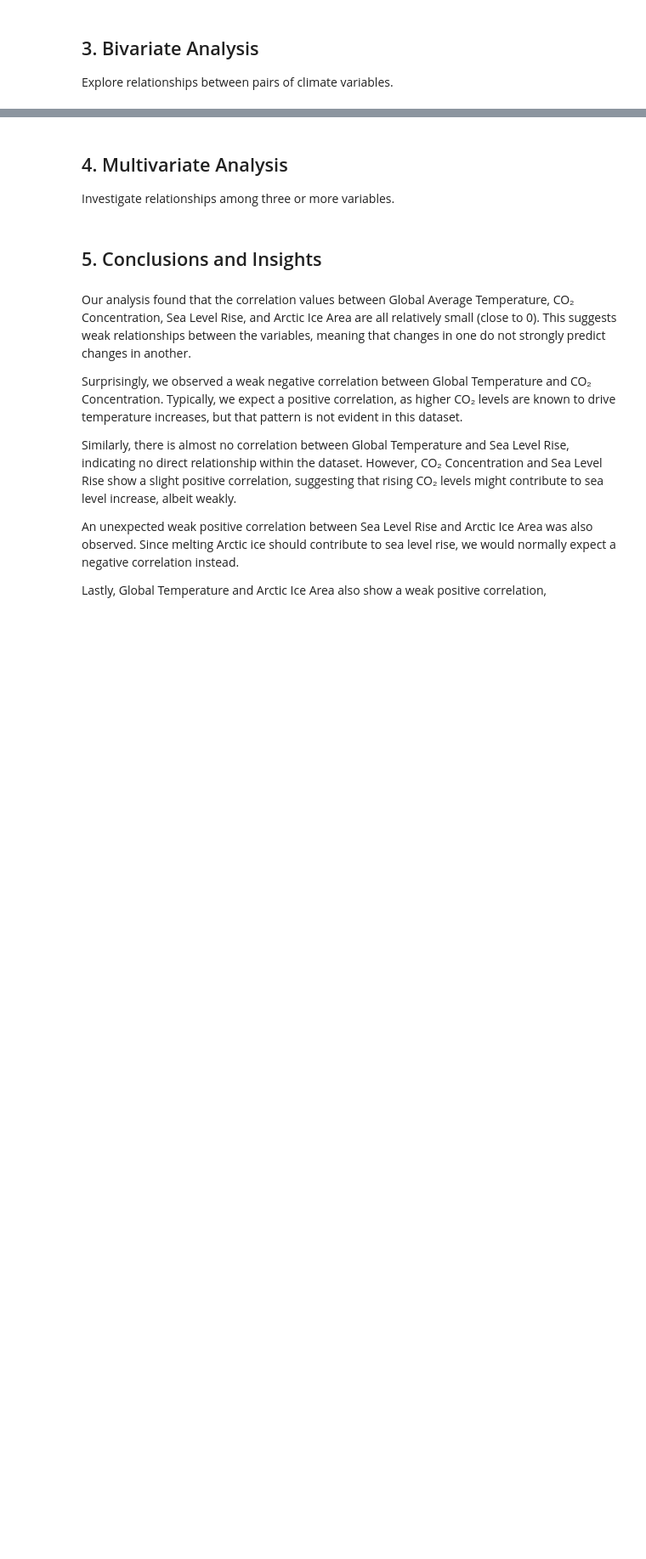
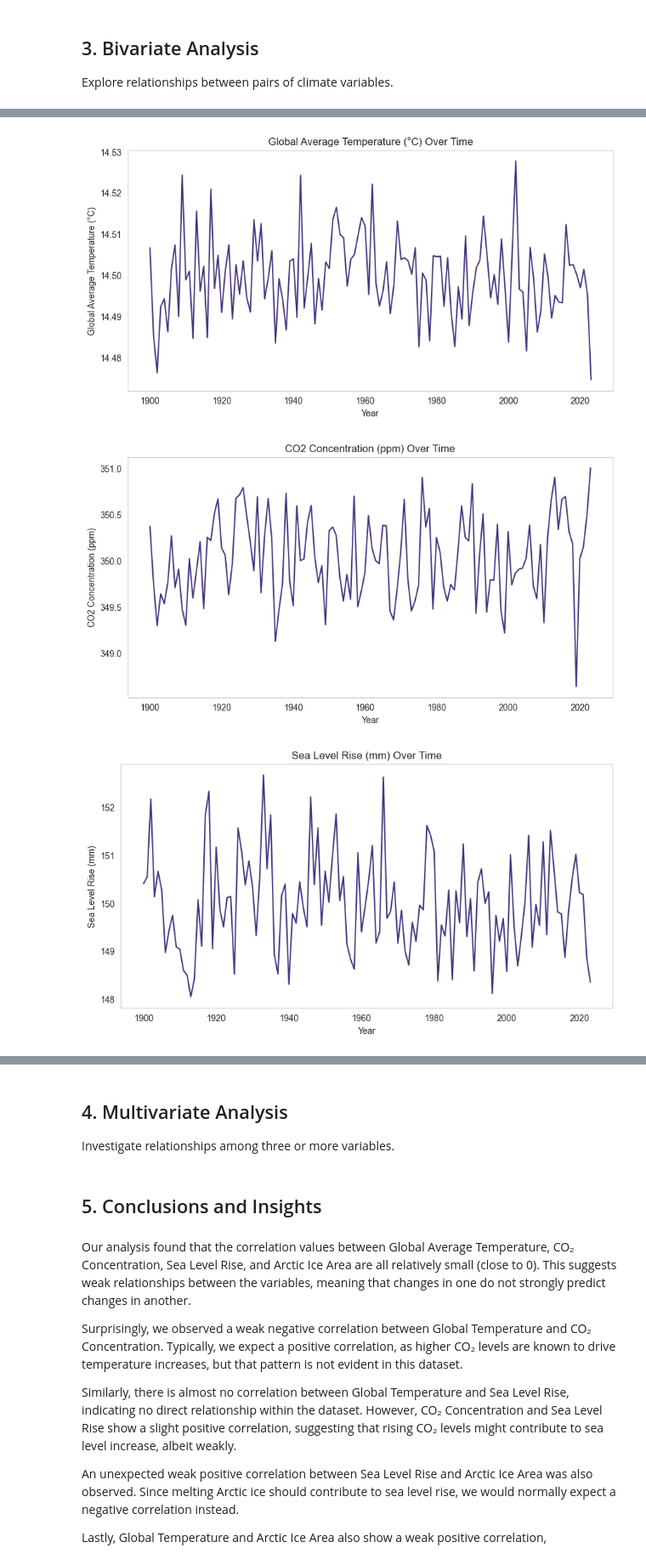
Before and after one commit to Omdena-NIC-Nepal/complete-eda-letsdoit, a Jupyter notebook: climate_eda.ipynb, the cells around one changed output, grey strips where cells are left out. Shown: that part at 85% size. Cells and saved outputs as stored; diff of their text form; code cells hidden in the pictures; blank space fills up the shorter version.

Commit message:
Bivariate Line plot analaysis with conclusion done

```diff
--- a/climate_eda.ipynb
+++ b/climate_eda.ipynb
@@ -261,0 +210,18 @@ Explore relationships between pairs of climate variables.
+# %%
+# Function to generate the line plot for all the climate variables
+def bivariate_lineplot_analysis(df):
+	for var in df.columns:
+		if var != 'Year':
+			plt.figure(figsize=(10, 5))
+			plt.plot(df['Year'], df[var])
+			plt.title(f'{var} Over Time')
+			plt.xlabel('Year')
+			plt.ylabel(var)
+			plt.grid(False)
+			plt.show()
+
+bivariate_lineplot_analysis(aggregated_data)
+# %% [output]
+[figure, added]
+[figure, added]
+[figure, added]
```
Also changed, not shown: parts of 8 cells of this notebook.
